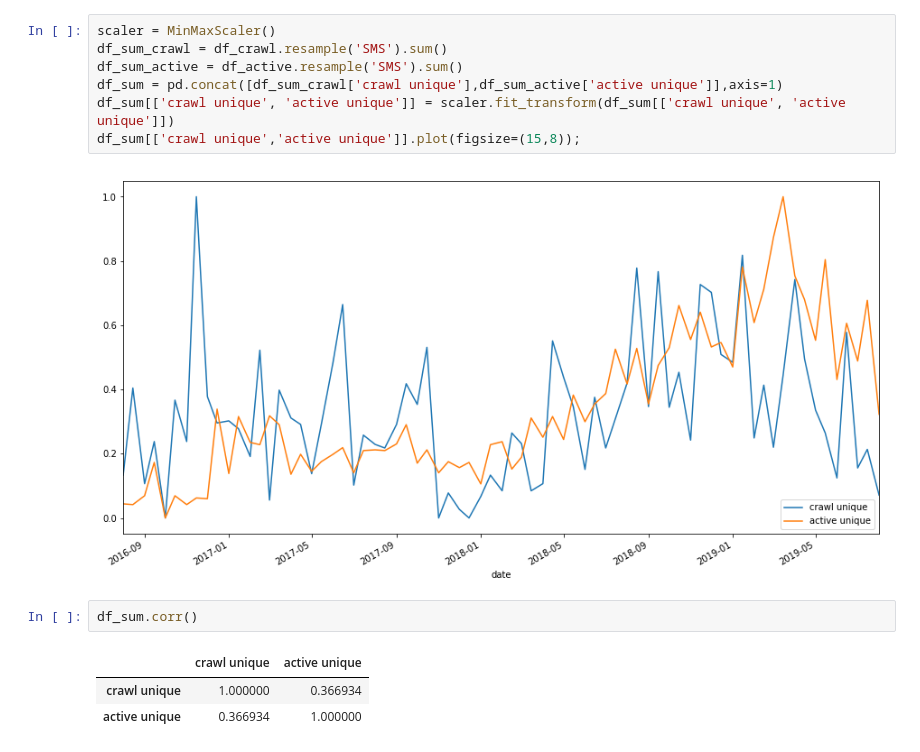
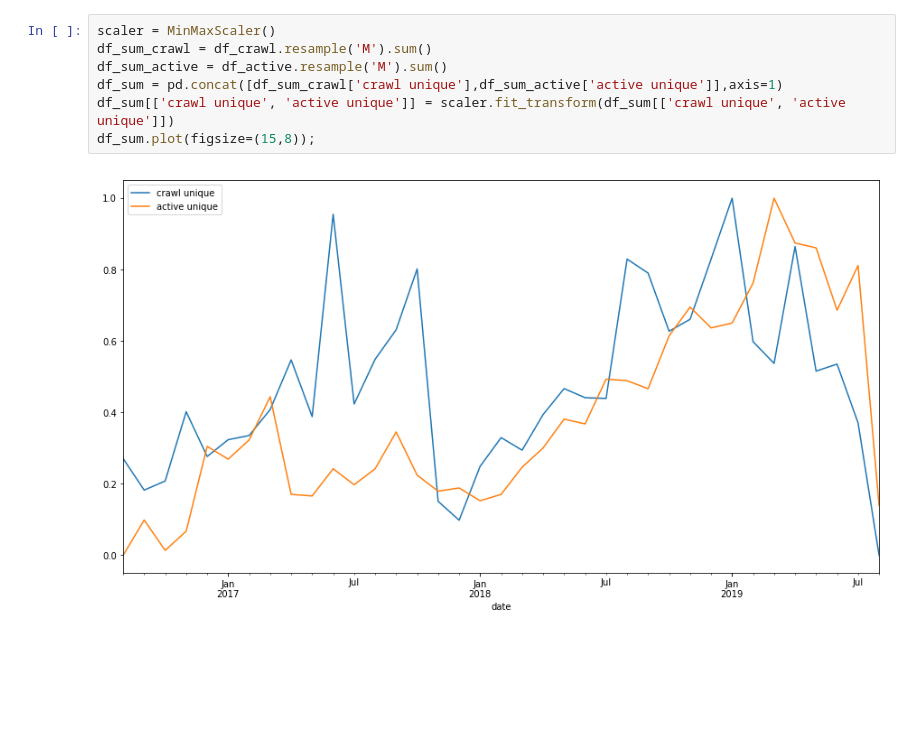
Before and after one commit to aysunakarsu/seo_data_analysis, a Jupyter notebook: SEO Data Analysis.ipynb, the cells around one changed output. Saved outputs shown, nothing was run; the diff lists cells and outputs as text; blank space fills up the shorter version.

```diff
--- a/SEO Data Analysis.ipynb
+++ b/SEO Data Analysis.ipynb
@@ -39,15 +55,9 @@ df_sum.corr()
 # %%
 scaler = MinMaxScaler()
-df_sum_crawl = df_crawl.resample('SMS').sum()
-df_sum_active = df_active.resample('SMS').sum()
+df_sum_crawl = df_crawl.resample('M').sum()
+df_sum_active = df_active.resample('M').sum()
 df_sum = pd.concat([df_sum_crawl['crawl unique'],df_sum_active['active unique']],axis=1)
 df_sum[['crawl unique', 'active unique']] = scaler.fit_transform(df_sum[['crawl unique', 'active unique']])
-df_sum[['crawl unique','active unique']].plot(figsize=(15,8));
+df_sum.plot(figsize=(15,8));
 # %% [output]
-[figure, old version]
+[figure, new version]
-# %%
-df_sum.corr()
-# %% [output]
-|  | crawl unique | active unique |
-| crawl unique | 1.000000 | 0.366934 |
-| active unique | 0.366934 | 1.000000 |
```
Also changed, not shown: parts of 11 cells of this notebook.
